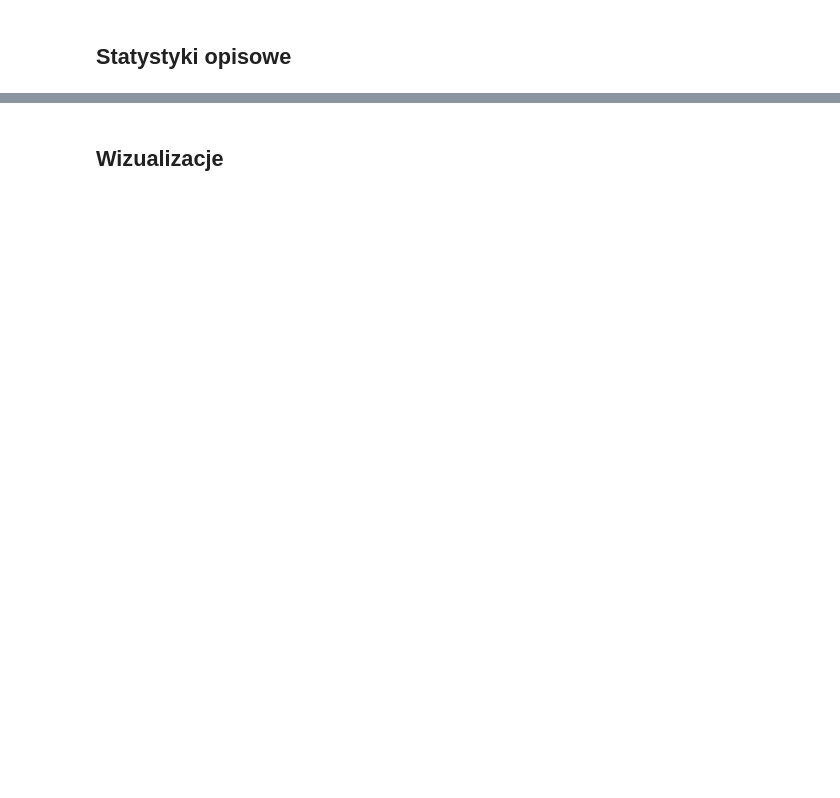
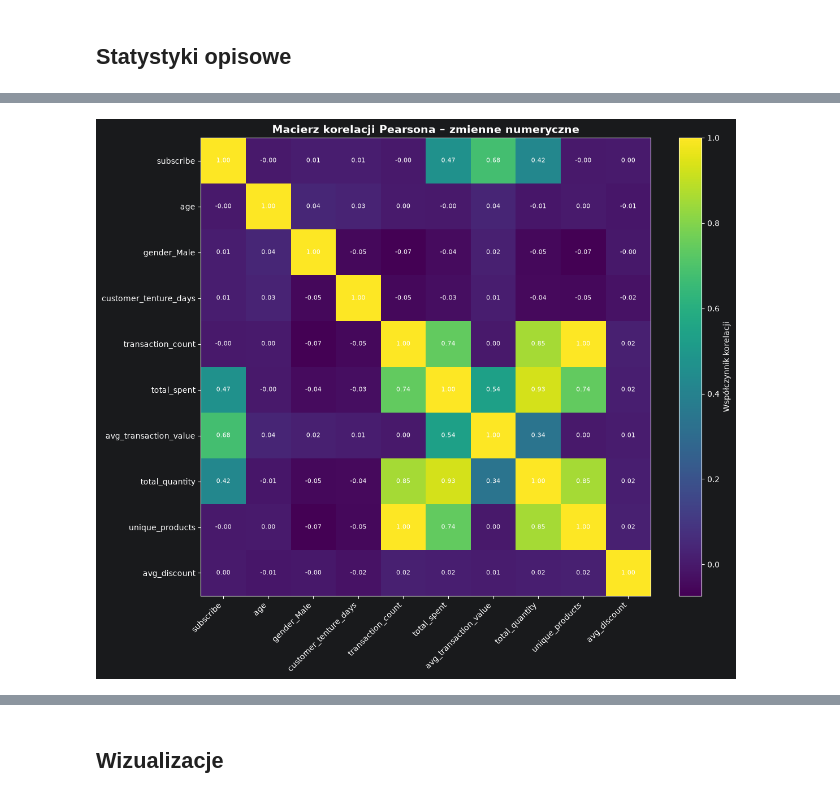
Before and after one commit to michalszlapa/mini_project_DS02_05_26, a Jupyter notebook: b_oprzadek/03_EDA.ipynb, the cells around one changed output, grey strips where cells are left out. Drawn from its saved outputs; the diff is of its cells as text; code cells hidden in the pictures; blank space fills up the shorter version.

```diff
--- a/b_oprzadek/03_EDA.ipynb
+++ b/b_oprzadek/03_EDA.ipynb
@@ -88,0 +89,86 @@ customers_features.groupby("subscribe")[
+# %%
+import matplotlib.pyplot as plt
+import numpy as np
+import pandas as pd
+
+# Macierz korelacji Pearsona
+pearson_corr = customers_features[numeric_features].corr(method="pearson")
+
+# Macierz korelacji Spearmana
+spearman_corr = customers_features[numeric_features].corr(method="spearman")
+
+
+# Funkcja do tworzenia wykresu macierzy korelacji
+def plot_correlation_matrix(corr_matrix, title):
+
+    fig, ax = plt.subplots(figsize=(12, 10))
+
+    # Rysowanie macierzy
+    im = ax.imshow(
+        corr_matrix,
+        interpolation="nearest",
+        aspect="auto"
+    )
+
+    # Pasek skali
+    cbar = fig.colorbar(im, ax=ax)
+    cbar.set_label("Współczynnik korelacji")
+
+    # Ustawienie nazw kolumn i wierszy
+    ax.set_xticks(np.arange(len(corr_matrix.columns)))
+    ax.set_yticks(np.arange(len(corr_matrix.index)))
+
+    ax.set_xticklabels(
+        corr_matrix.columns,
+        rotation=45,
+        ha="right"
+    )
+
+    ax.set_yticklabels(
+        corr_matrix.index
+    )
+
+    # Dodanie wartości korelacji do komórek
+    for i in range(len(corr_matrix.index)):
+        for j in range(len(corr_matrix.columns)):
+
+            ax.text(
+                j,
+                i,
+                f"{corr_matrix.iloc[i, j]:.2f}",
+                ha="center",
+                va="center",
+                fontsize=8
+            )
+
+    # Tytuł
+    ax.set_title(
+        title,
+        fontsize=14,
+        fontweight="bold"
+    )
+
+    plt.tight_layout()
+    plt.show()
+
+
+# ==========================================
+# MACIERZ KORELACJI PEARSONA
+# ==========================================
+
+plot_correlation_matrix(
+    pearson_corr,
+    "Macierz korelacji Pearsona – zmienne numeryczne"
+)
+
+
+# ==========================================
+# MACIERZ KORELACJI SPEARMANA
+# ==========================================
+
+plot_correlation_matrix(
+    spearman_corr,
+    "Macierz korelacji Spearmana – zmienne numeryczne"
+)
+# %% [output]
+[figure, added]
```
Also changed, not shown: parts of 27 cells of this notebook, 1 other file.
